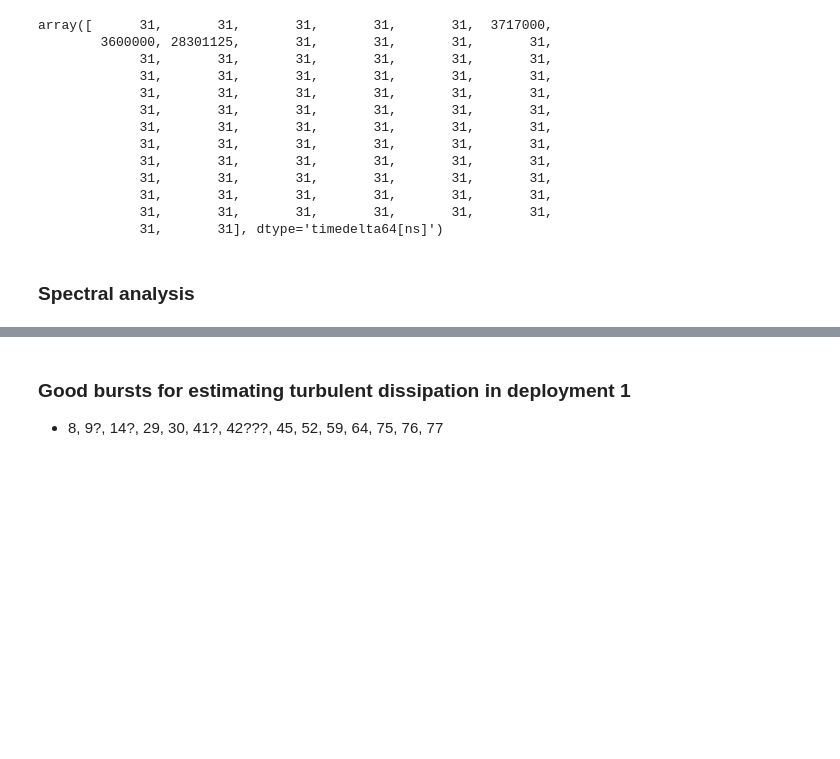
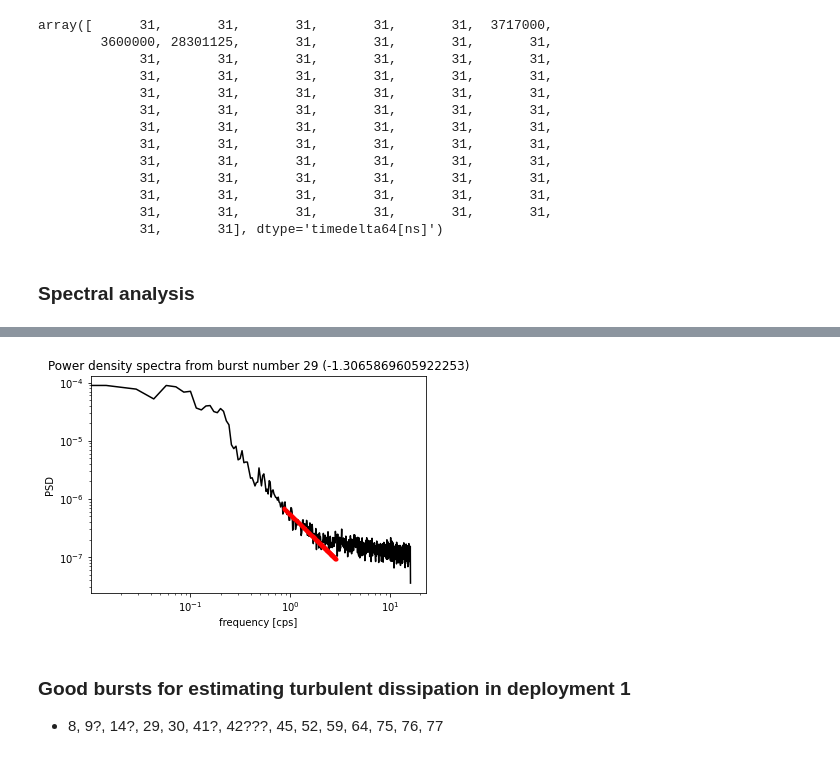
Before and after one commit to lagrady/Kelp-Forest-Hydrodynamics, a Jupyter notebook: notebooks/Turbulent_dissipation.ipynb, the cells around one changed output, grey strips where cells are left out. Cells and saved outputs as stored; diff of their text form; code cells hidden in the pictures; blank space fills up the shorter version.

```diff
--- a/notebooks/Turbulent_dissipation.ipynb
+++ b/notebooks/Turbulent_dissipation.ipynb
@@ -201,6 +201,9 @@ array([      31,       31,       31,       31,       31,  3717000,
              31,       31], dtype='timedelta64[ns]')
 # %% [markdown]
 ### Spectral analysis
+# %%
+e1_inter = xr.open_dataset('ADV/e1_inter.nc')
+temp = xr.open_dataset('Temperature/temp_w_rho.nc')
 # %%
 # THE FOLLOWING CODE IS ADAPTED FROM STEVEN CUNNINGHAM'S MASTERS THESIS (2019)
 
@@ -226,25 +218,27 @@ from scipy.optimize import curve_fit
 def power_law(x, a, b):
     return a*np.power(x, b)
 # %%
-blist = np.unique(e1_inter.Burst_number)
+#blist = np.unique(e1_inter.Burst_number)
+blist = [29]
 for i in range(len(blist)):
     burst_number = blist[i]
     burst = e1_inter.where(e1_inter.Burst_number.isin(burst_number), drop = True)
 
     # Smoothing out the spectra
     F_hanning, S_hanning = welch(burst.Vertical, fs=32, nperseg= 2240, window='hanning', detrend='linear') # Feddderson uses 70s windows (70 * 32Hz = 2240 point segments)
-
     # Fit the dummy power-law data
     pars, cov = curve_fit(f=power_law, xdata=F_hanning[60:200], ydata=S_hanning[60:200], p0=[0, 0], bounds=(-np.inf, np.inf))
     stdevs = np.sqrt(np.diag(cov))
     slope_line = pars[0]*(F_hanning[60:200]**(-5/3))
 
     plt.figure()
     plt.title('Power density spectra from burst number ' + str(burst_number) + ' (' + str(pars[1]) + ')')
     plt.loglog(F_hanning, S_hanning, '-k')
     plt.loglog(F_hanning[60:200], slope_line, '.r')
     plt.xlabel('frequency [cps]')
     plt.ylabel('PSD')
+# %% [output]
+[figure, added]
 # %% [markdown]
 ### Good bursts for estimating turbulent dissipation in deployment 1
 - 8, 9?, 14?, 29, 30, 41?, 42???, 45, 52, 59, 64, 75, 76, 77
```
Also changed, not shown: parts of 9 cells of this notebook.
